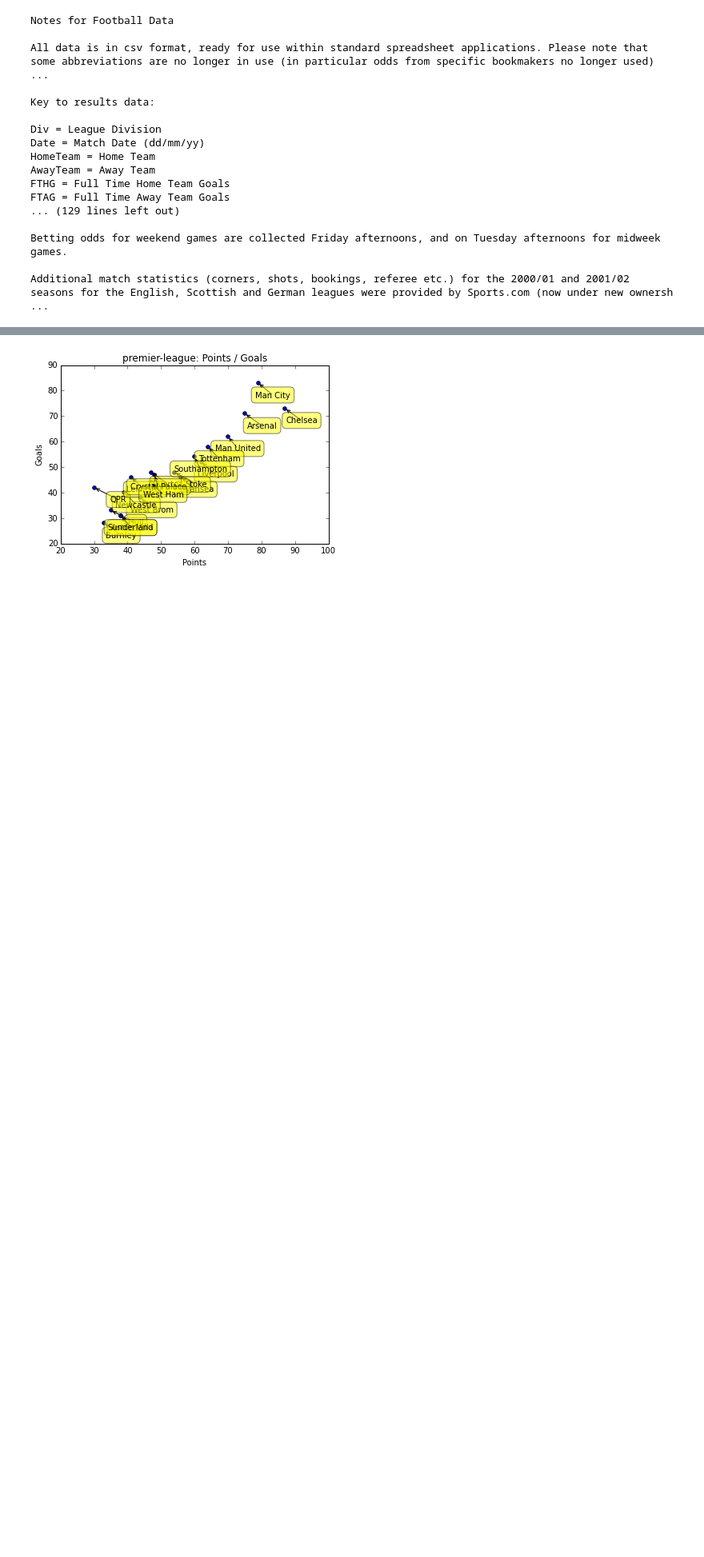
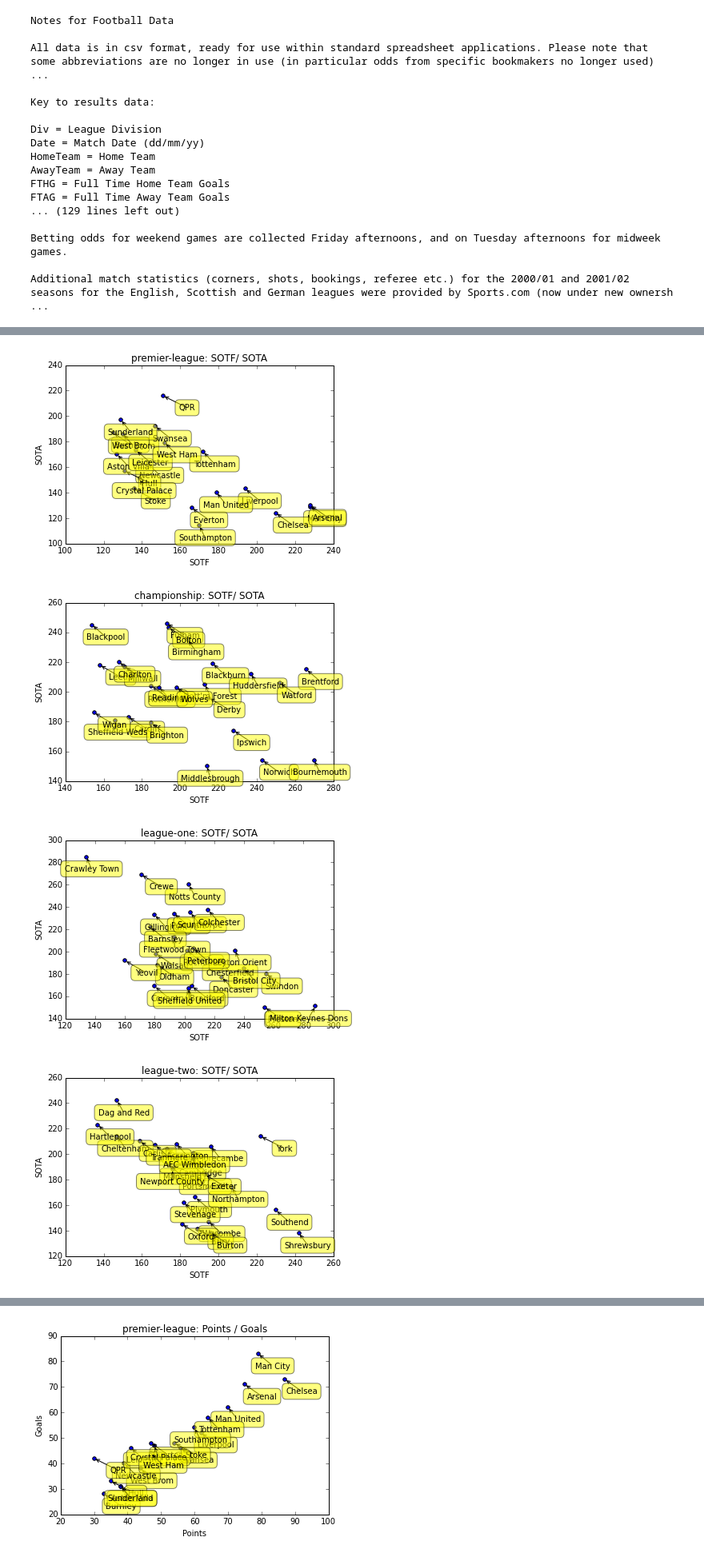
Before and after one commit to allanderek/football-analysis, a Jupyter notebook: LeagueAnalysis.ipynb, the cells around one changed output, grey strips where cells are left out. Shown at 80% size. Cells and saved outputs as stored; diff of their text form; code cells hidden in the pictures; blank space fills up the shorter version.

```diff
--- a/LeagueAnalysis.ipynb
+++ b/LeagueAnalysis.ipynb
@@ -145,0 +215,12 @@ for league in leagues:
+# %%
+for league in leagues:
+    scatter_stats(league, title='{0}: SOTF/ SOTA'.format(league.title),
+                  xlabel='SOTF', ylabel='SOTA',
+                  get_x_stat=lambda t: league.team_stats[t].sot_for,
+                  get_y_stat=lambda t: league.team_stats[t].sot_against,
+                  )
+# %% [output]
+[figure, added]
+[figure, added]
+[figure, added]
+[figure, added]
```
Also changed, not shown: parts of 9 cells of this notebook, 1 other file.
